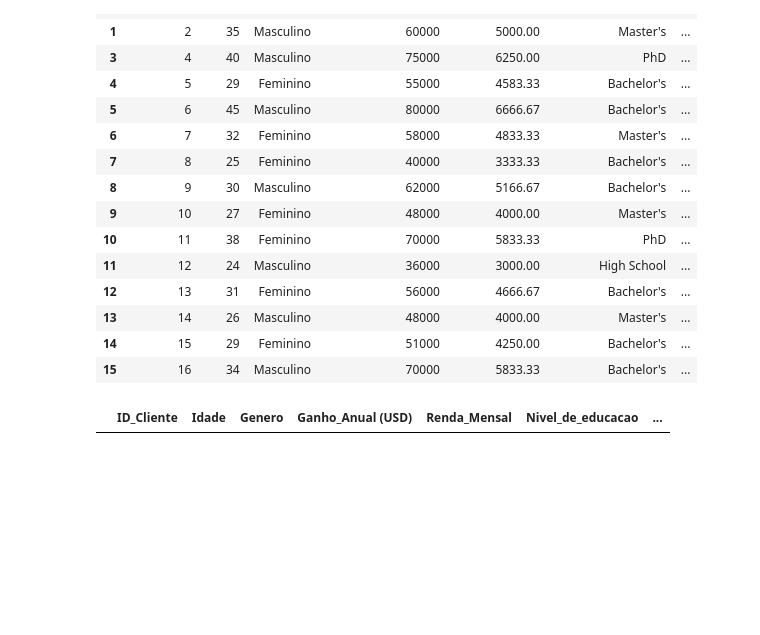
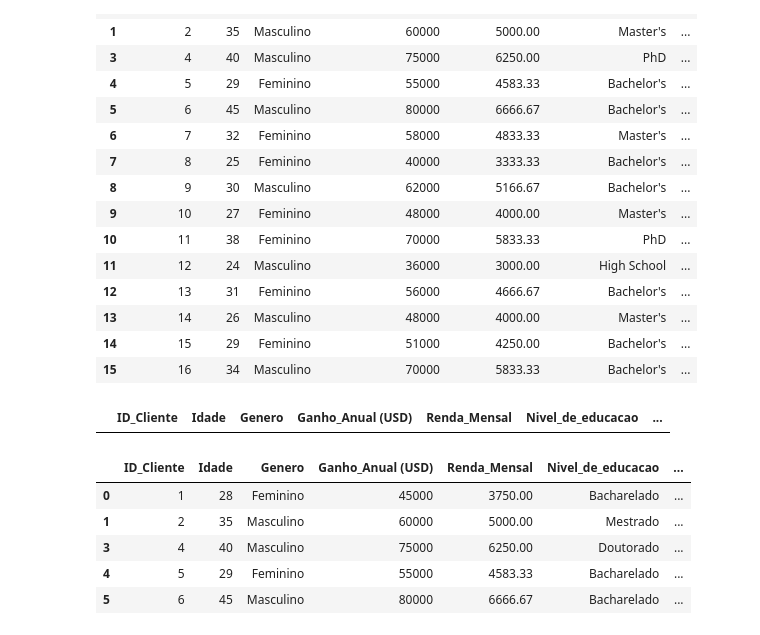
Before and after one commit to Diogonogueirasantos/Data-science, a Jupyter notebook: datasets/impact_of_social_media /estruturacao_dados.ipynb, the cells around one changed output. Drawn from its saved outputs; the diff is of its cells as text; code cells hidden in the pictures; blank space fills up the shorter version.

```diff
--- a/datasets/impact_of_social_media /estruturacao_dados.ipynb
+++ b/datasets/impact_of_social_media /estruturacao_dados.ipynb
@@ -169,0 +157,9 @@ df.loc[df['Nivel_de_educacao'] == "NaN"]
+# %%
+df.head(5)
+# %% [output]
+|  | ID_Cliente | Idade | Genero | Ganho_Anual (USD) | Renda_Mensal | Nivel_de_educacao | ... |
+| 0 | 1 | 28 | Feminino | 45000 | 3750.00 | Bacharelado | ... |
+| 1 | 2 | 35 | Masculino | 60000 | 5000.00 | Mestrado | ... |
+| 3 | 4 | 40 | Masculino | 75000 | 6250.00 | Doutorado | ... |
+| 4 | 5 | 29 | Feminino | 55000 | 4583.33 | Bacharelado | ... |
+| 5 | 6 | 45 | Masculino | 80000 | 6666.67 | Bacharelado | ... |
```
Also changed, not shown: parts of 7 cells of this notebook, 1 other file.
